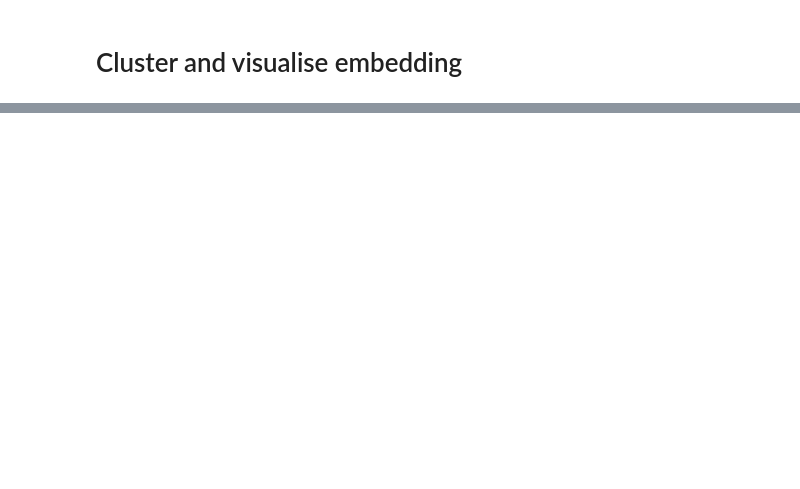
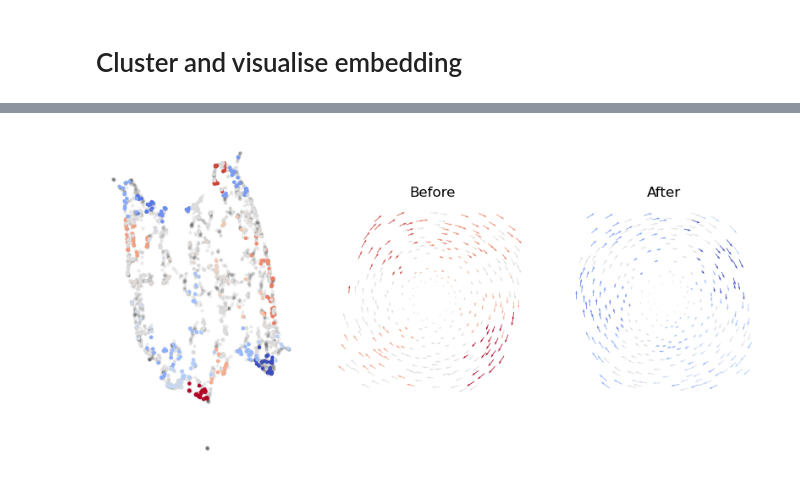
Before and after one commit to agosztolai/MARBLE, a Jupyter notebook: examples/ex_vanderpol.ipynb, the cells around one changed output, grey strips where cells are left out. Drawn from its saved outputs; the diff is of its cells as text; code cells hidden in the pictures; blank space fills up the shorter version.

```diff
--- a/examples/ex_vanderpol.ipynb
+++ b/examples/ex_vanderpol.ipynb
@@ -165,45 +126,4 @@ _, _, clusters, dist, gamma = geometry.cluster_embedding(data,cluster_typ='kmean
 # %%
-def compare_attractors(emb, pos, vel, source_target, clusters, gamma, ax=None):
-
-    s, t = source_target
-    slices = data._slice_dict['x']
-    n_slices = len(slices)-1
-    s_s = range(slices[s], slices[s+1])
-    s_t = range(slices[t], slices[t+1])
-
-    assert s<n_slices-2 and t<n_slices-1, 'Source and target must be < number of slices!'
-    assert s!=t, 'Source and target must be different!'
-
-    if ax is None:
-        _, ax = plt.subplots(1,3, figsize=(10,5))
-
-    #color code features
-    gamma = gamma[s,t,...]
-    np.fill_diagonal(gamma, 0.0)
-
-    c = gamma.sum(1)
-    cluster_ids = set(clusters['labels'][s_s])
-    labels = [i for i in s_s]
-    for cid in cluster_ids:
-        idx = np.where(cid==clusters['labels'][s_s])[0]
-        for i in idx:
-            labels[i] = c[cid]
-
-    plotting.embedding(emb, ax=ax[0], alpha=0.05)
-    plotting.embedding(emb[s_s], labels=labels, ax=ax[0], alpha=1.)
-
-    plot_phase_portrait(pos[s], vel[s], ax[1], node_feature=labels)
-
-    c = gamma.sum(0)
-    cluster_ids = set(clusters['labels'][s_t])
-    labels = [i for i in s_t]
-    for cid in cluster_ids:
-        idx = np.where(cid==clusters['labels'][s_t])[0]
-        for i in idx:
-            labels[i] = -c[cid]
-
-    plotting.embedding(emb[s_t], labels=labels, ax=ax[0], alpha=1.)
-
-    plot_phase_portrait(pos[t], vel[t], ax[2], node_feature=labels)
-
-compare_attractors(emb, pos_subsample, vel_subsample, (3,4), clusters, gamma)
+compare_attractors(data, (4,5))
+# %% [output]
+[figure, added]
```
Also changed, not shown: parts of 14 cells of this notebook.
